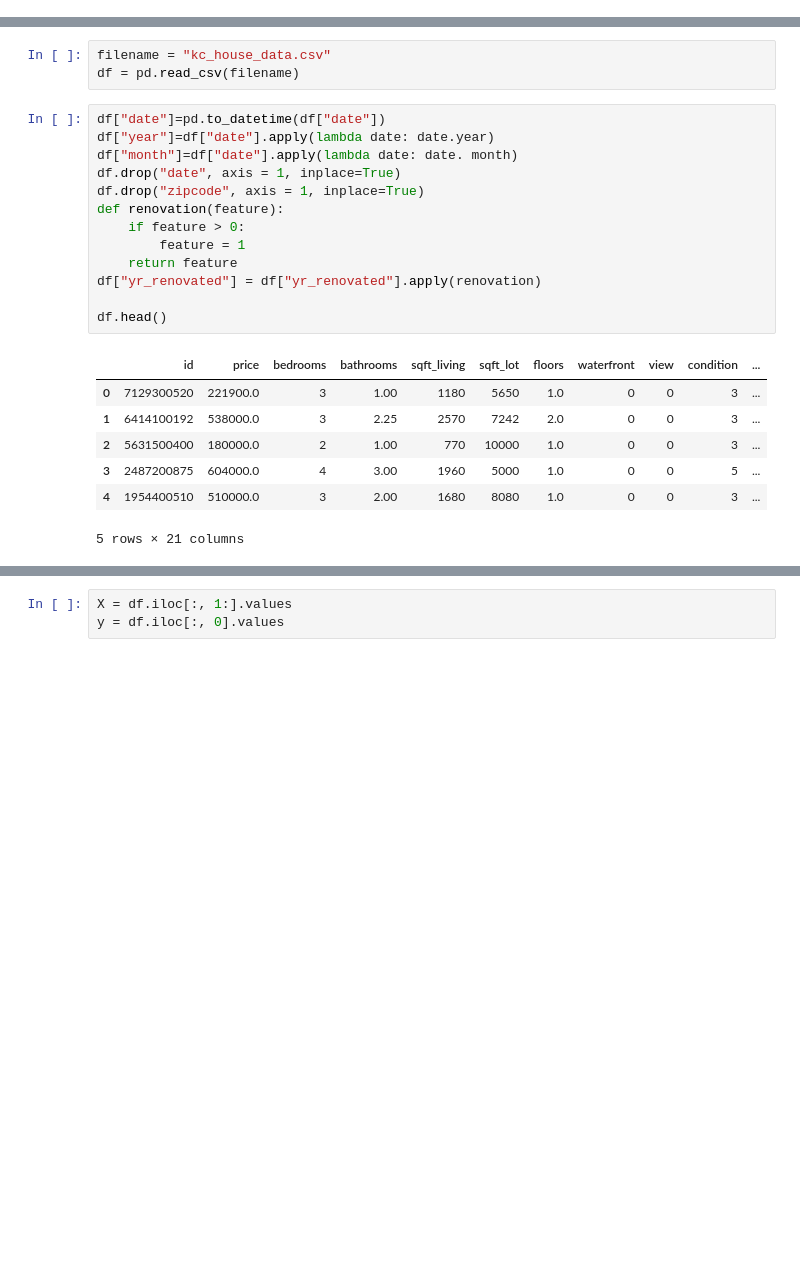
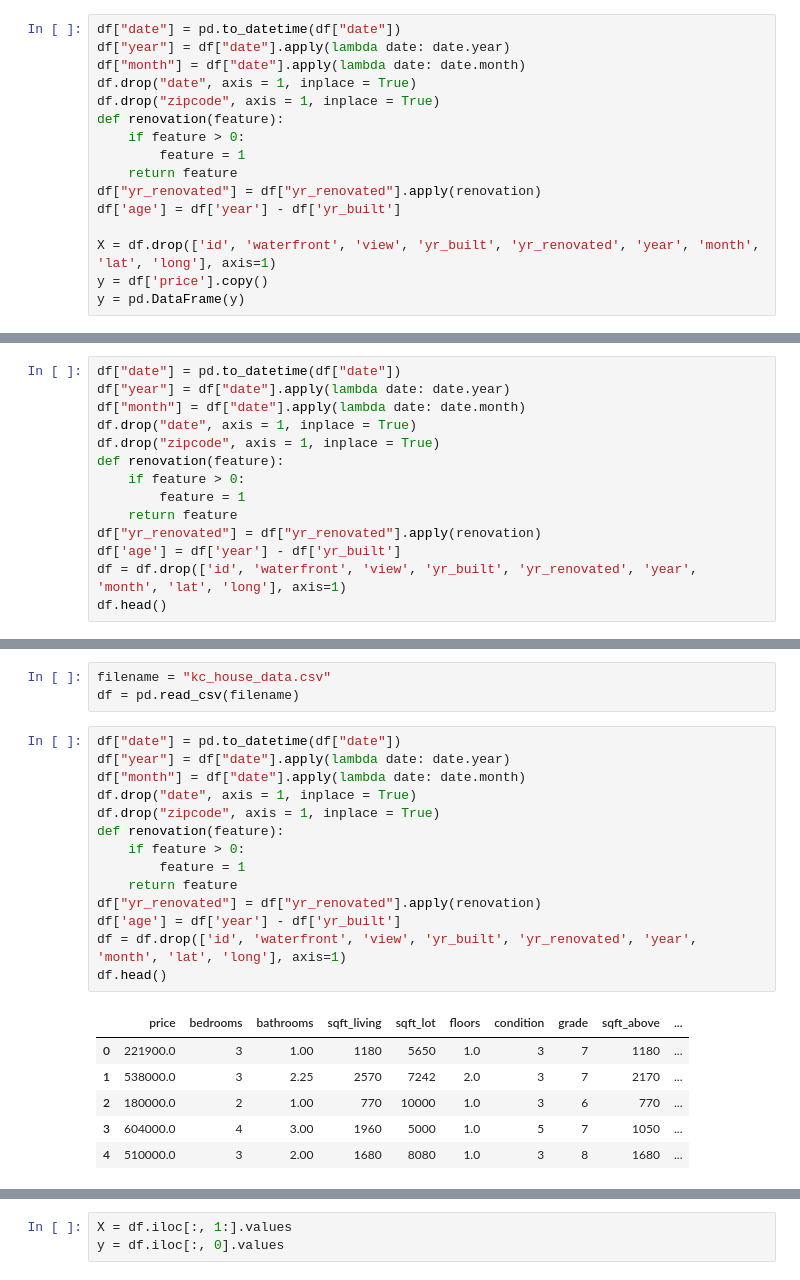
Before and after one commit to JimXianSheng/Capstone_Two, a Jupyter notebook: Final Project Report.ipynb, the cells around one changed output, grey strips where cells are left out. Saved outputs shown, nothing was run; the diff lists cells and outputs as text; blank space fills up the shorter version.

```diff
--- a/Final Project Report.ipynb
+++ b/Final Project Report.ipynb
@@ -154,3 +176,19 @@ Y = pd.DataFrame(Y)
+# %%
+df["date"] = pd.to_datetime(df["date"])
+df["year"] = df["date"].apply(lambda date: date.year)
+df["month"] = df["date"].apply(lambda date: date.month)
+df.drop("date", axis = 1, inplace = True)
+df.drop("zipcode", axis = 1, inplace = True)
+def renovation(feature):
+    if feature > 0:
+        feature = 1
+    return feature
+df["yr_renovated"] = df["yr_renovated"].apply(renovation)
+df['age'] = df['year'] - df['yr_built']
+
+X = df.drop(['id', 'waterfront', 'view', 'yr_built', 'yr_renovated', 'year', 'month', 'lat', 'long'], axis=1)
+y = df['price'].copy()
+y = pd.DataFrame(y)
 # %%
 X.corr()['price']
 # %% [output]
@@ -188,2 +228,16 @@ from sklearn import metrics
 # %%
 model = xgboost.XGBRegressor(n_estimators = 50, learning_rate = 0.4, max_depth = 7)
+# %%
+df["date"] = pd.to_datetime(df["date"])
+df["year"] = df["date"].apply(lambda date: date.year)
+df["month"] = df["date"].apply(lambda date: date.month)
+df.drop("date", axis = 1, inplace = True)
+df.drop("zipcode", axis = 1, inplace = True)
+def renovation(feature):
+    if feature > 0:
+        feature = 1
+    return feature
+df["yr_renovated"] = df["yr_renovated"].apply(renovation)
+df['age'] = df['year'] - df['yr_built']
+df = df.drop(['id', 'waterfront', 'view', 'yr_built', 'yr_renovated', 'year', 'month', 'lat', 'long'], axis=1)
+df.head()
@@ -210,23 +278,23 @@ R2 (Best possible score is 1.0): 0.9996362814561216
 filename = "kc_house_data.csv"
 df = pd.read_csv(filename)
 # %%
-df["date"]=pd.to_datetime(df["date"])
-df["year"]=df["date"].apply(lambda date: date.year)
-df["month"]=df["date"].apply(lambda date: date. month)
-df.drop("date", axis = 1, inplace=True)
-df.drop("zipcode", axis = 1, inplace=True)
+df["date"] = pd.to_datetime(df["date"])
+df["year"] = df["date"].apply(lambda date: date.year)
+df["month"] = df["date"].apply(lambda date: date.month)
+df.drop("date", axis = 1, inplace = True)
+df.drop("zipcode", axis = 1, inplace = True)
 def renovation(feature):
     if feature > 0:
         feature = 1
     return feature
 df["yr_renovated"] = df["yr_renovated"].apply(renovation)
-
+df['age'] = df['year'] - df['yr_built']
+df = df.drop(['id', 'waterfront', 'view', 'yr_built', 'yr_renovated', 'year', 'month', 'lat', 'long'], axis=1)
 df.head()
 # %% [output]
-|  | id | price | bedrooms | bathrooms | sqft_living | sqft_lot | floors | waterfront | view | condition | ... |
-| 0 | 7129300520 | 221900.0 | 3 | 1.00 | 1180 | 5650 | 1.0 | 0 | 0 | 3 | ... |
-| 1 | 6414100192 | 538000.0 | 3 | 2.25 | 2570 | 7242 | 2.0 | 0 | 0 | 3 | ... |
-| 2 | 5631500400 | 180000.0 | 2 | 1.00 | 770 | 10000 | 1.0 | 0 | 0 | 3 | ... |
-| 3 | 2487200875 | 604000.0 | 4 | 3.00 | 1960 | 5000 | 1.0 | 0 | 0 | 5 | ... |
-| 4 | 1954400510 | 510000.0 | 3 | 2.00 | 1680 | 8080 | 1.0 | 0 | 0 | 3 | ... |
+|  | price | bedrooms | bathrooms | sqft_living | sqft_lot | floors | condition | grade | sqft_above | ... |
+| 0 | 221900.0 | 3 | 1.00 | 1180 | 5650 | 1.0 | 3 | 7 | 1180 | ... |
+| 1 | 538000.0 | 3 | 2.25 | 2570 | 7242 | 2.0 | 3 | 7 | 2170 | ... |
+| 2 | 180000.0 | 2 | 1.00 | 770 | 10000 | 1.0 | 3 | 6 | 770 | ... |
+| 3 | 604000.0 | 4 | 3.00 | 1960 | 5000 | 1.0 | 5 | 7 | 1050 | ... |
+| 4 | 510000.0 | 3 | 2.00 | 1680 | 8080 | 1.0 | 3 | 8 | 1680 | ... |
-5 rows × 21 columns
```
Also changed, not shown: parts of 50 cells of this notebook.
